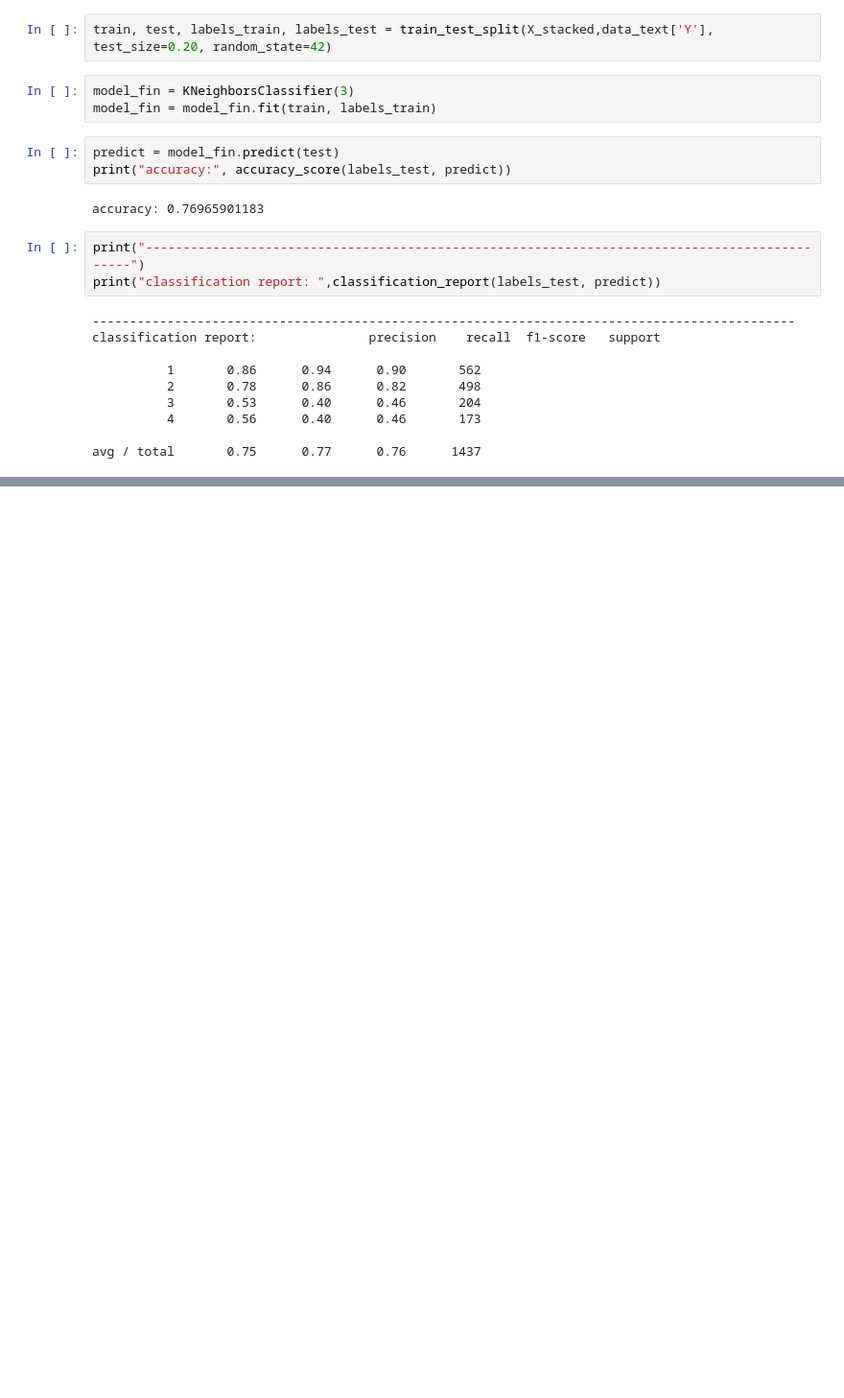
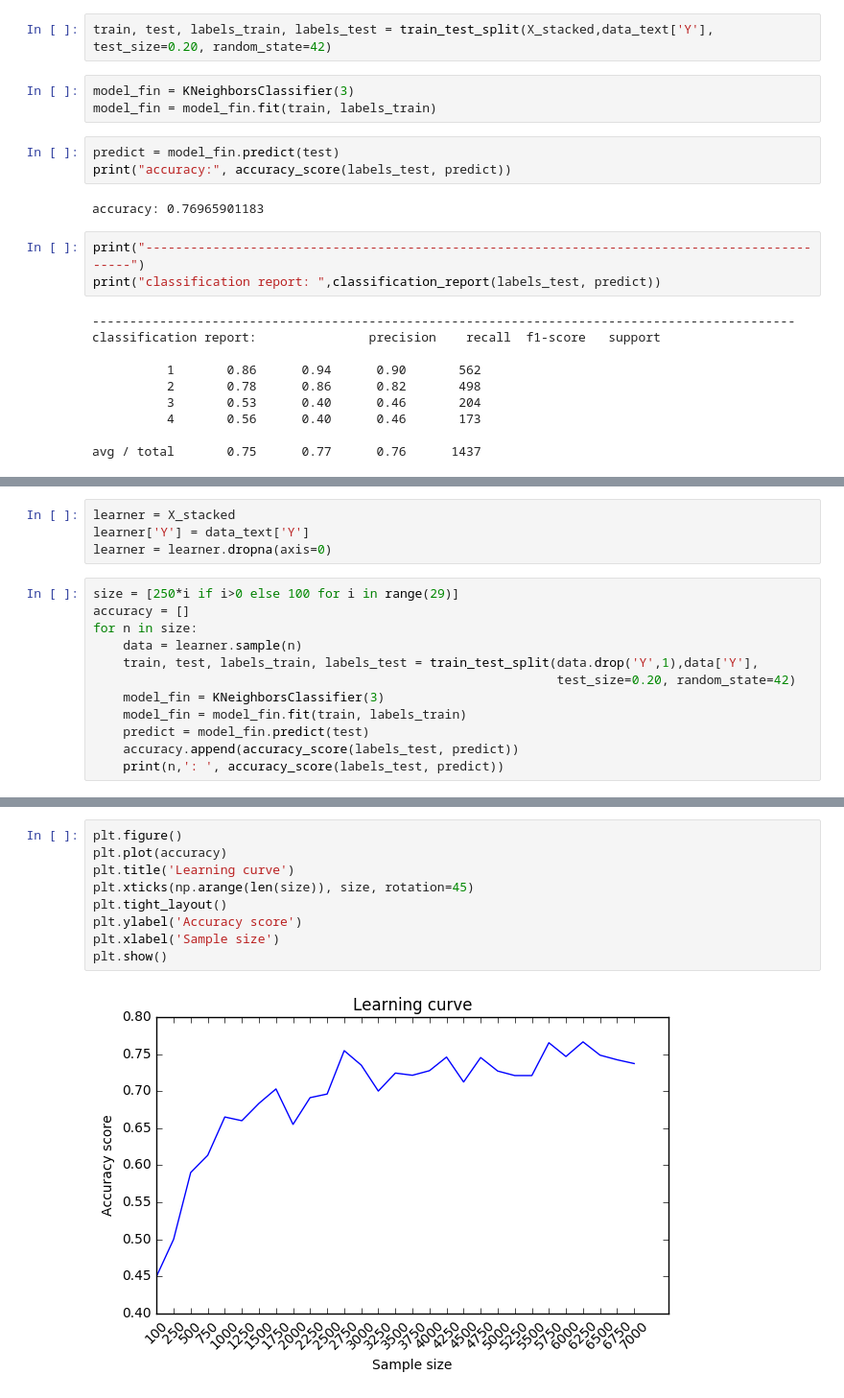
Before and after one commit to marleneguraieb/Insight_project, a Jupyter notebook: CrossLead_pred_model.ipynb, the cells around one changed output, grey strips where cells are left out. Shown: that part at 96% size. Cells and saved outputs as stored; diff of their text form; blank space fills up the shorter version.

```diff
--- a/CrossLead_pred_model.ipynb
+++ b/CrossLead_pred_model.ipynb
@@ -1023,0 +863,16 @@ plt.axis("off")
+# %%
+learner = X_stacked
+learner['Y'] = data_text['Y']
+learner = learner.dropna(axis=0)
+# %%
+size = [250*i if i>0 else 100 for i in range(29)]
+accuracy = []
+for n in size:
+    data = learner.sample(n)
+    train, test, labels_train, labels_test = train_test_split(data.drop('Y',1),data['Y'],
+                                                              test_size=0.20, random_state=42)
+    model_fin = KNeighborsClassifier(3)
+    model_fin = model_fin.fit(train, labels_train)
+    predict = model_fin.predict(test)
+    accuracy.append(accuracy_score(labels_test, predict))
+    print(n,': ', accuracy_score(labels_test, predict))
@@ -1023,0 +897,11 @@ plt.axis("off")
+# %%
+plt.figure()
+plt.plot(accuracy)
+plt.title('Learning curve')
+plt.xticks(np.arange(len(size)), size, rotation=45)
+plt.tight_layout()
+plt.ylabel('Accuracy score')
+plt.xlabel('Sample size')
+plt.show()
+# %% [output]
+[figure, added]
```
Also changed, not shown: parts of 50 cells of this notebook.
